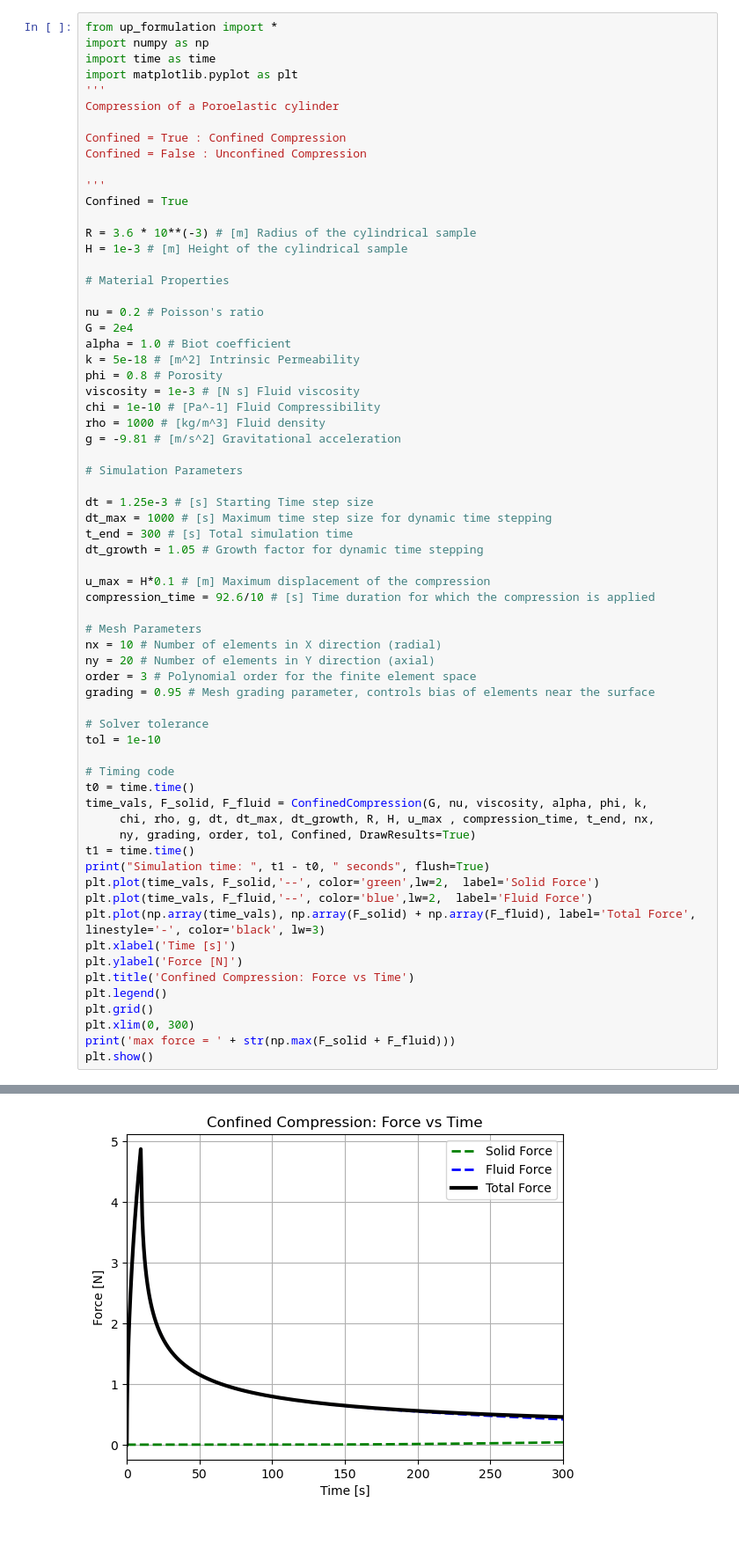
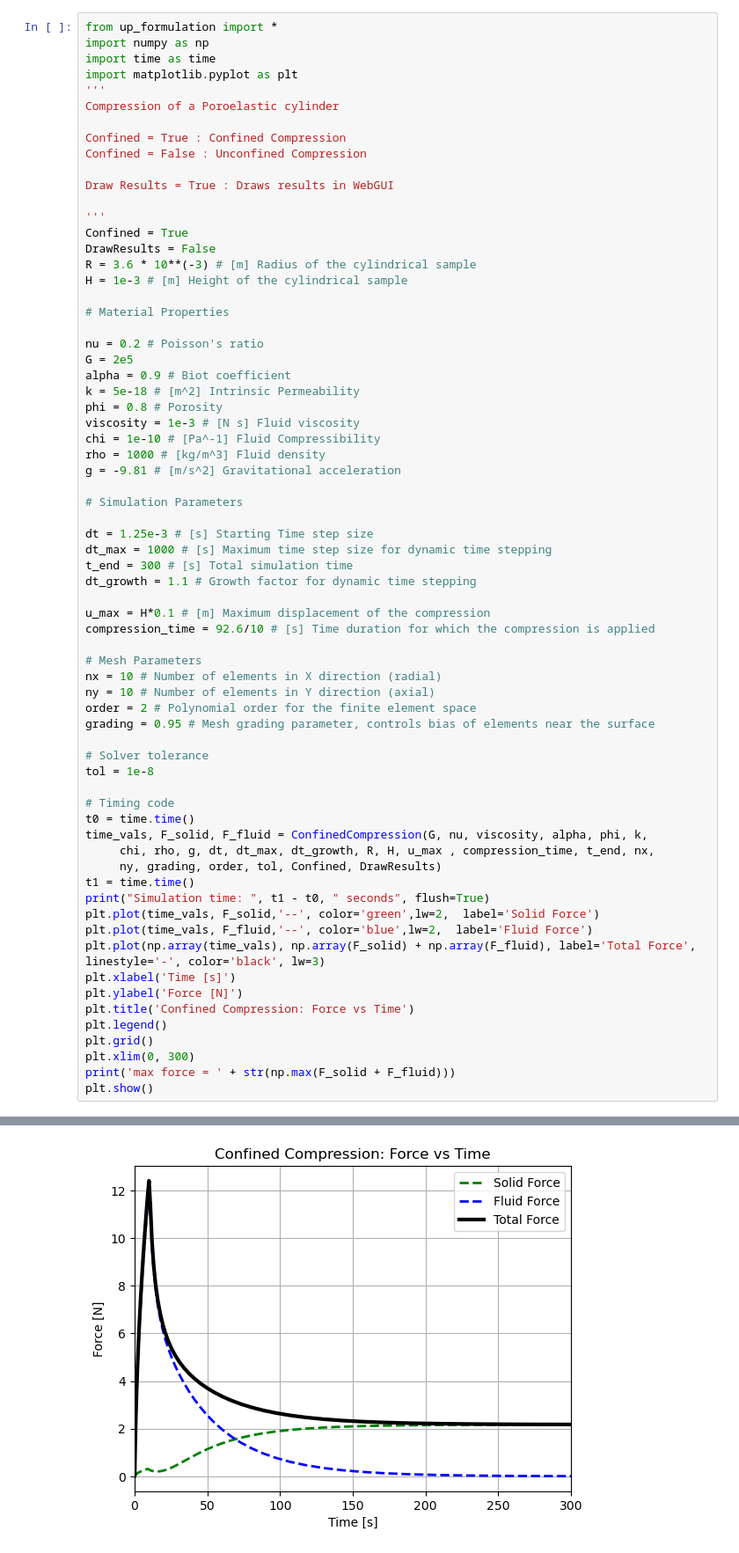
Before and after one commit to JamesBaxter01/NGSolve-Poroelasticity, a Jupyter notebook: run_up.ipynb, the cells around one changed output, grey strips where cells are left out. Shown at 88% size. Saved outputs shown, nothing was run; the diff lists cells and outputs as text.

```diff
--- a/run_up.ipynb
+++ b/run_up.ipynb
@@ -9,17 +9,19 @@ Compression of a Poroelastic cylinder
 Confined = True : Confined Compression
 Confined = False : Unconfined Compression
 
+Draw Results = True : Draws results in WebGUI
+
 '''
 Confined = True
-
+DrawResults = False
 R = 3.6 * 10**(-3) # [m] Radius of the cylindrical sample
 H = 1e-3 # [m] Height of the cylindrical sample
 
 # Material Properties
 
 nu = 0.2 # Poisson's ratio
-G = 2e4
-alpha = 1.0 # Biot coefficient
+G = 2e5
+alpha = 0.9 # Biot coefficient
 k = 5e-18 # [m^2] Intrinsic Permeability
 phi = 0.8 # Porosity
 viscosity = 1e-3 # [N s] Fluid viscosity
@@ -32,25 +34,25 @@ g = -9.81 # [m/s^2] Gravitational acceleration
 dt = 1.25e-3 # [s] Starting Time step size
 dt_max = 1000 # [s] Maximum time step size for dynamic time stepping
 t_end = 300 # [s] Total simulation time
-dt_growth = 1.05 # Growth factor for dynamic time stepping
+dt_growth = 1.1 # Growth factor for dynamic time stepping
 
 u_max = H*0.1 # [m] Maximum displacement of the compression
 compression_time = 92.6/10 # [s] Time duration for which the compression is applied
 
 # Mesh Parameters
 nx = 10 # Number of elements in X direction (radial)
-ny = 20 # Number of elements in Y direction (axial)
-order = 3 # Polynomial order for the finite element space
+ny = 10 # Number of elements in Y direction (axial)
+order = 2 # Polynomial order for the finite element space
 grading = 0.95 # Mesh grading parameter, controls bias of elements near the surface
 
 # Solver tolerance
-tol = 1e-10
+tol = 1e-8
 
 # Timing code
 t0 = time.time()
 time_vals, F_solid, F_fluid = ConfinedCompression(G, nu, viscosity, alpha, phi, k,
      chi, rho, g, dt, dt_max, dt_growth, R, H, u_max , compression_time, t_end, nx,
-     ny, grading, order, tol, Confined, DrawResults=True)
+     ny, grading, order, tol, Confined, DrawResults)
 t1 = time.time()
 print("Simulation time: ", t1 - t0, " seconds", flush=True)
 plt.plot(time_vals, F_solid,'--', color='green',lw=2,  label='Solid Force')
@@ -89 +87 @@ max force = 4.874660721249062
-[figure, old version]
+[figure, new version]
```
Also changed, not shown: parts of 3 cells of this notebook, 1 other file.
